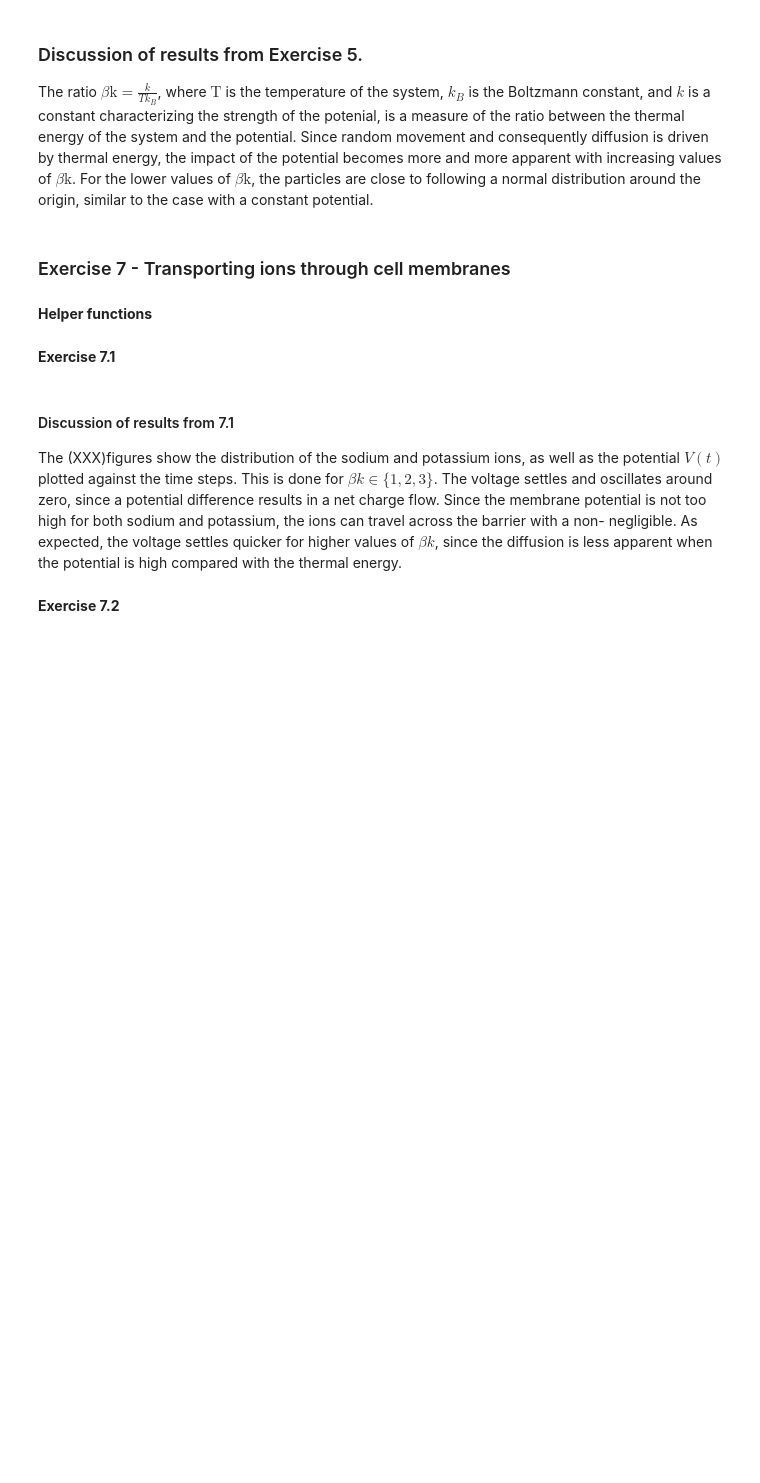
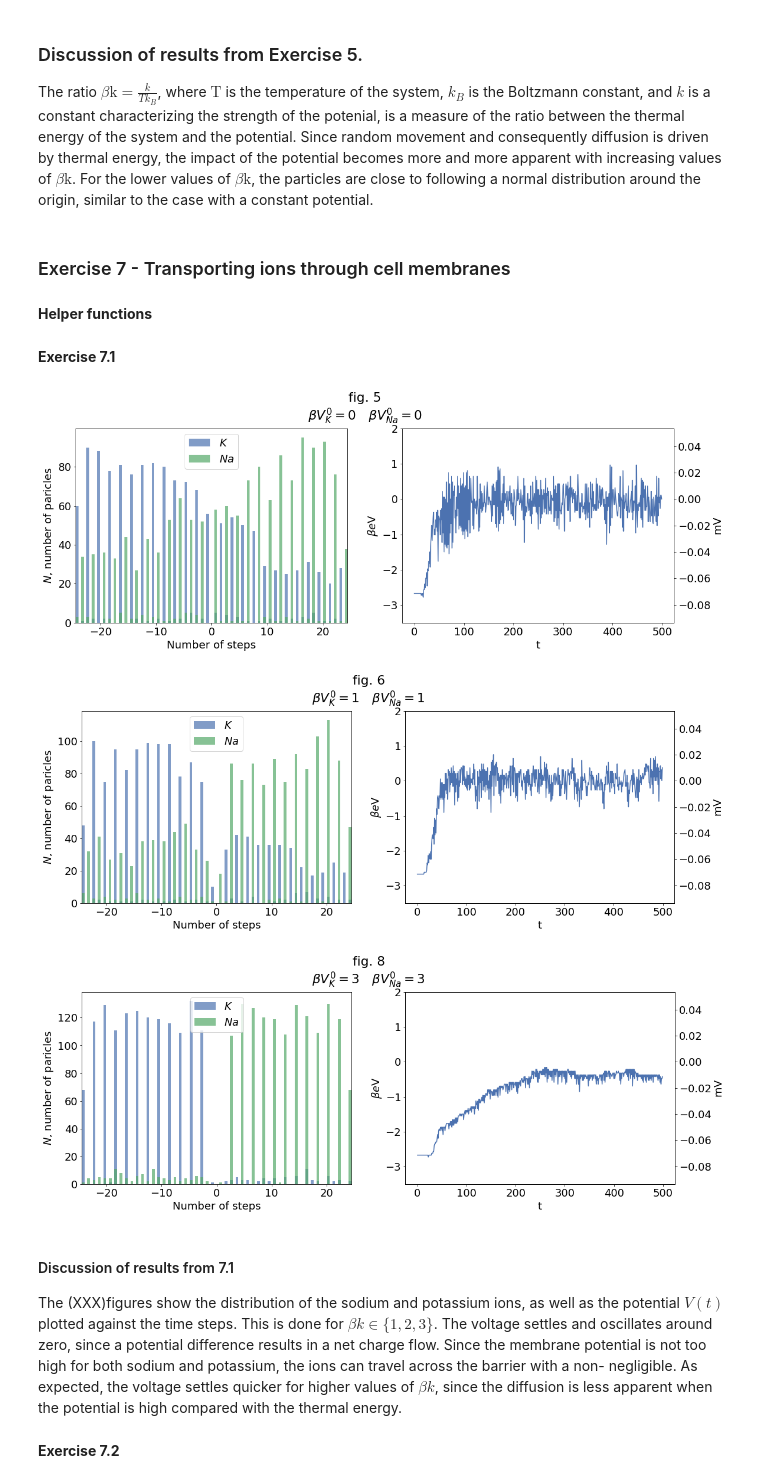
Before and after one commit to martkjoh/VitBer3, a Jupyter notebook: VitBer3.ipynb, the cells around one changed output. Cells and saved outputs as stored; diff of their text form; code cells hidden in the pictures; blank space fills up the shorter version.

```diff
--- a/VitBer3.ipynb
+++ b/VitBer3.ipynb
@@ -427,7 +435,6 @@ def randomWalkCell(startPos, NKEnv, NNaEnv,NKCell, NNaCell, betaVK, betaVNa,t, p
         consNa = cons(posNa, h)
         betaVt = -(150e-3 - (consK + consNa)) * e / (k_B * 310) / Cc
         VtArr[i] = betaVt
-        sumPot += betaVt /ebeta
         if action:
             betaVK, betaVNa = gateSwitch(betaVt, treshLow, treshHigh, betaVK, betaVNa, betaVOpen, betaVClosed)
         step(posK, h, betaVt, betaVK, L)
@@ -484,11 +491,15 @@ NNaCell = 50
 # %%
 # Assume beta betaVCK = betaVCNa = betaV0, and do the calculation for betaV0 = {0, 1, 3}
 # We observe that the voltage for all values of betaV0 settles at Vt = 0, and oscillates back and forth around this value.
-t = 200
+t = 500
 
 for betaV0 in (0, 1, 3):
     args = randomWalkCell(L / 4, NKEnv, NNaEnv, NKCell, NNaCell, betaV0, betaV0, t, pump = False, action = False)
     plotRWCell(*args, betaV0, betaV0, figNo = 5 + betaV0)
+# %% [output]
+[figure, added]
+[figure, added]
+[figure, added]
 # %% [markdown]
 #### Discussion of results from 7.1
 The (XXX)figures show the distribution of the sodium and  potassium ions, as well as the potential $V(t)$ plotted against the time steps. This is done for $ \beta k \in    \{1,2,3 \}$.
```
Also changed, not shown: parts of 14 cells of this notebook.
